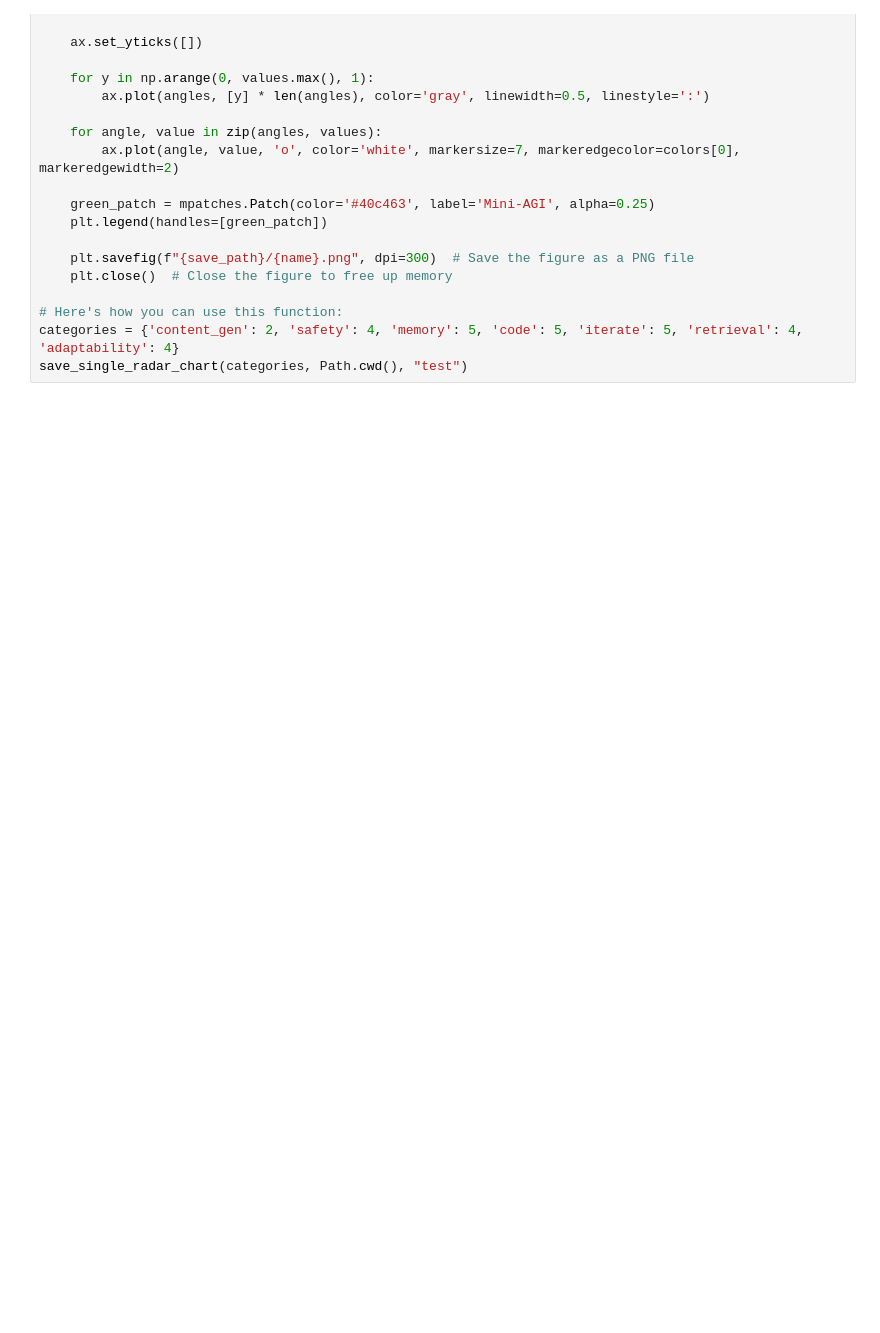
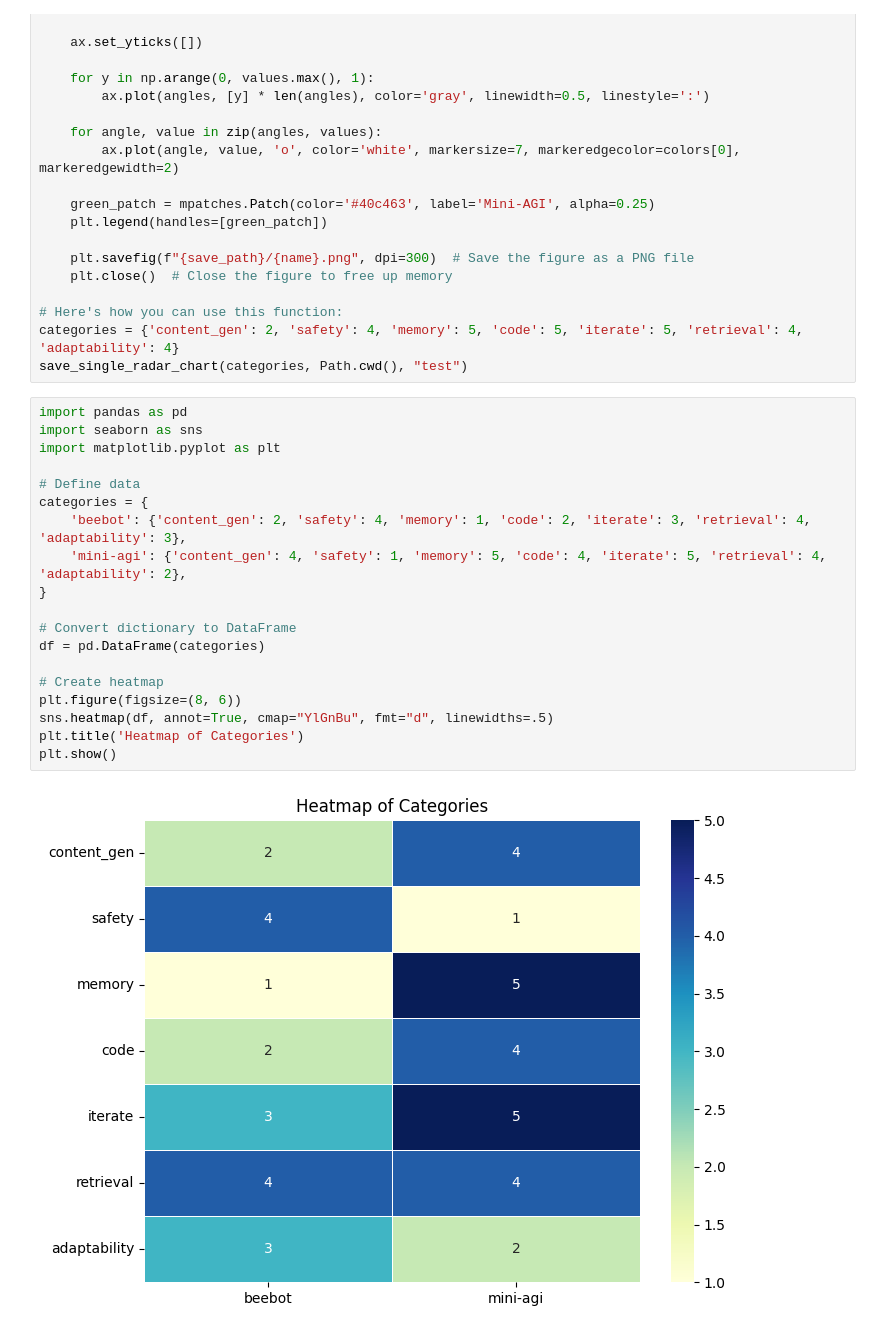
Before and after one commit to Significant-Gravitas/Auto-GPT-Benchmarks, a Jupyter notebook: notebooks/Visualization.ipynb, the cells around one changed output. Saved outputs shown, nothing was run; the diff lists cells and outputs as text; blank space fills up the shorter version.

```diff
--- a/notebooks/Visualization.ipynb
+++ b/notebooks/Visualization.ipynb
@@ -257,3 +257,24 @@ def save_single_radar_chart(category_dict: dict[str, int], save_path: str | Path
 # Here's how you can use this function:
 categories = {'content_gen': 2, 'safety': 4, 'memory': 5, 'code': 5, 'iterate': 5, 'retrieval': 4, 'adaptability': 4}
 save_single_radar_chart(categories, Path.cwd(), "test")
+# %%
+import pandas as pd
+import seaborn as sns
+import matplotlib.pyplot as plt
+
+# Define data
+categories = {
+    'beebot': {'content_gen': 2, 'safety': 4, 'memory': 1, 'code': 2, 'iterate': 3, 'retrieval': 4, 'adaptability': 3},
+    'mini-agi': {'content_gen': 4, 'safety': 1, 'memory': 5, 'code': 4, 'iterate': 5, 'retrieval': 4, 'adaptability': 2},
+}
+
+# Convert dictionary to DataFrame
+df = pd.DataFrame(categories)
+
+# Create heatmap
+plt.figure(figsize=(8, 6))
+sns.heatmap(df, annot=True, cmap="YlGnBu", fmt="d", linewidths=.5)
+plt.title('Heatmap of Categories')
+plt.show()
+# %% [output]
+[figure, added]
```
Also changed, not shown: parts of 1 cell of this notebook, 1 other file.
